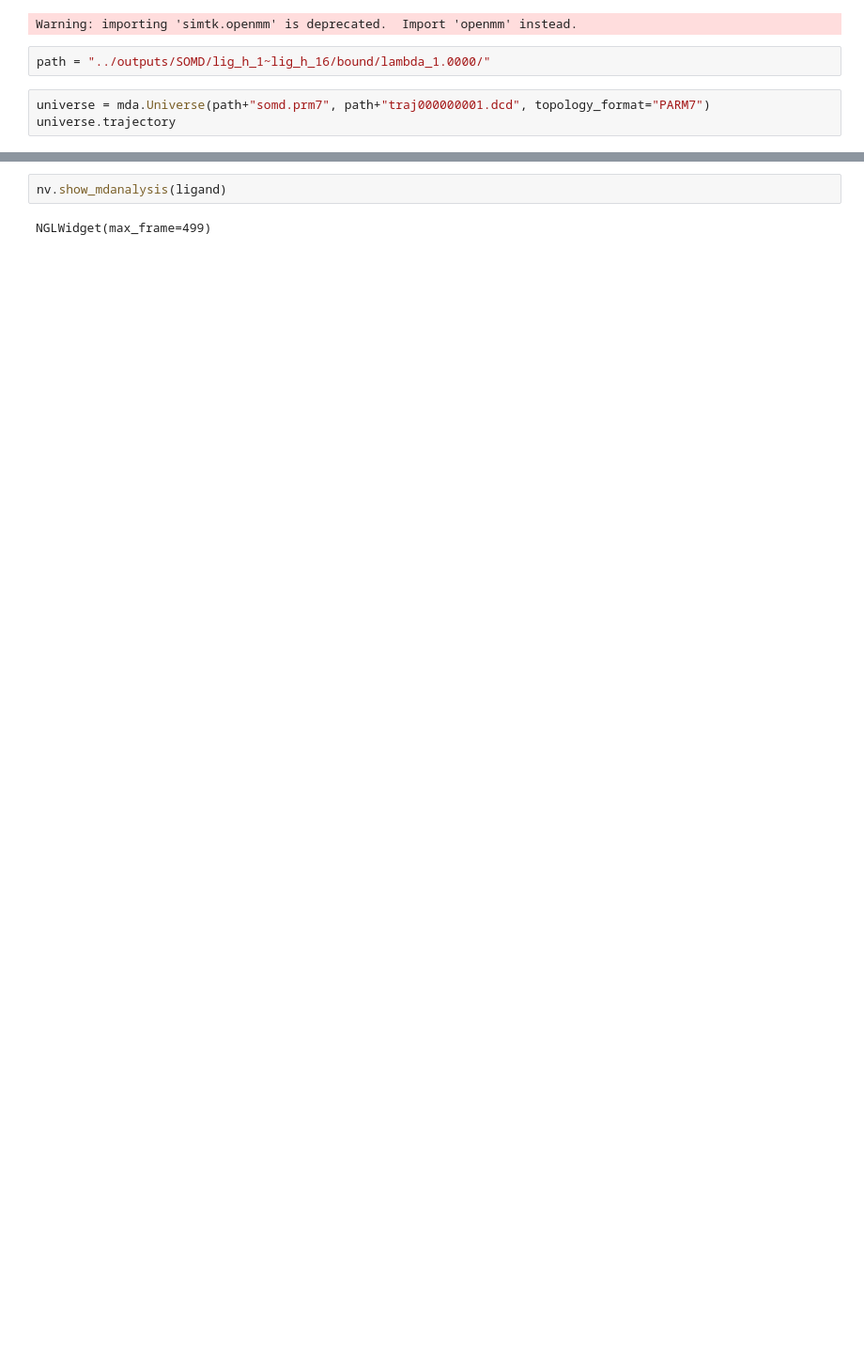
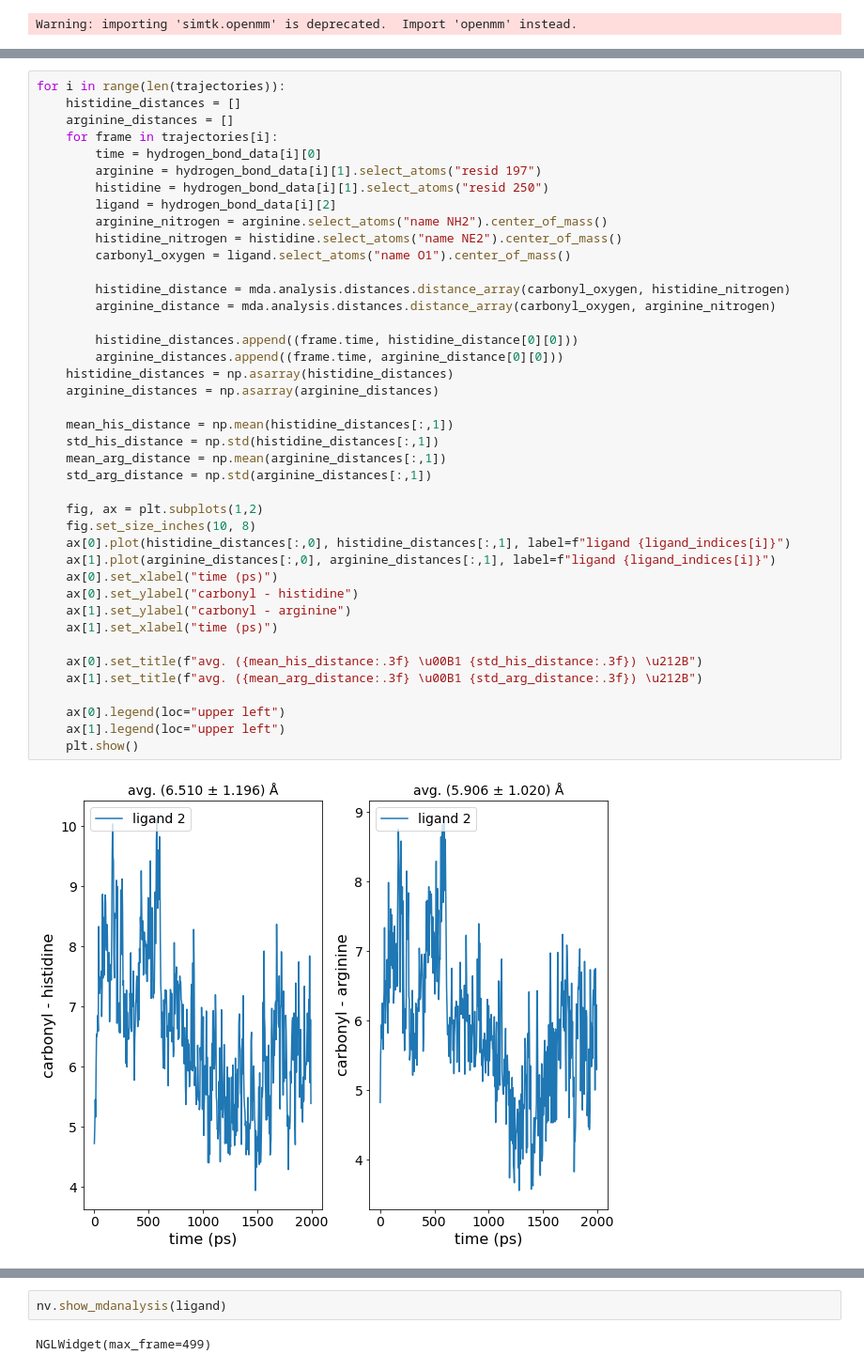
Before and after one commit to jasmin-guven/first_year_project, a Jupyter notebook: execution_model/scripts/active_site.ipynb, the cells around one changed output, grey strips where cells are left out. Shown at 94% size. Saved outputs shown, nothing was run; the diff lists cells and outputs as text; blank space fills up the shorter version.

```diff
--- a/execution_model/scripts/active_site.ipynb
+++ b/execution_model/scripts/active_site.ipynb
@@ -17,8 +21,3 @@ the environment variable SIRE_SILENT_PHONEHOME to 1.
 ==============================================================
 [interactive output not drawn]
 Warning: importing 'simtk.openmm' is deprecated.  Import 'openmm' instead.
-# %%
-path = "../outputs/SOMD/lig_h_1~lig_h_16/bound/lambda_1.0000/"
-# %%
-universe = mda.Universe(path+"somd.prm7", path+"traj000000001.dcd", topology_format="PARM7")
-universe.trajectory
@@ -40,0 +232,43 @@ ligand
+# %%
+for i in range(len(trajectories)):
+    histidine_distances = []
+    arginine_distances = []
+    for frame in trajectories[i]:
+        time = hydrogen_bond_data[i][0]
+        arginine = hydrogen_bond_data[i][1].select_atoms("resid 197")
+        histidine = hydrogen_bond_data[i][1].select_atoms("resid 250")
+        ligand = hydrogen_bond_data[i][2]
+        arginine_nitrogen = arginine.select_atoms("name NH2").center_of_mass()
+        histidine_nitrogen = histidine.select_atoms("name NE2").center_of_mass()
+        carbonyl_oxygen = ligand.select_atoms("name O1").center_of_mass()
+
+        histidine_distance = mda.analysis.distances.distance_array(carbonyl_oxygen, histidine_nitrogen)
+        arginine_distance = mda.analysis.distances.distance_array(carbonyl_oxygen, arginine_nitrogen)
+
+        histidine_distances.append((frame.time, histidine_distance[0][0]))
+        arginine_distances.append((frame.time, arginine_distance[0][0]))
+    histidine_distances = np.asarray(histidine_distances)
+    arginine_distances = np.asarray(arginine_distances)
+
+    mean_his_distance = np.mean(histidine_distances[:,1])
+    std_his_distance = np.std(histidine_distances[:,1])
+    mean_arg_distance = np.mean(arginine_distances[:,1])
+    std_arg_distance = np.std(arginine_distances[:,1])
+
+    fig, ax = plt.subplots(1,2)
+    fig.set_size_inches(10, 8)
+    ax[0].plot(histidine_distances[:,0], histidine_distances[:,1], label=f"ligand {ligand_indices[i]}")
+    ax[1].plot(arginine_distances[:,0], arginine_distances[:,1], label=f"ligand {ligand_indices[i]}")
+    ax[0].set_xlabel("time (ps)")
+    ax[0].set_ylabel("carbonyl - histidine")
+    ax[1].set_ylabel("carbonyl - arginine")
+    ax[1].set_xlabel("time (ps)")
+
+    ax[0].set_title(f"avg. ({mean_his_distance:.3f} \u00B1 {std_his_distance:.3f}) \u212B")
+    ax[1].set_title(f"avg. ({mean_arg_distance:.3f} \u00B1 {std_arg_distance:.3f}) \u212B")
+
+    ax[0].legend(loc="upper left")
+    ax[1].legend(loc="upper left")
+    plt.show()
+# %% [output]
+[figure, added]
```
Also changed, not shown: parts of 33 cells of this notebook.
